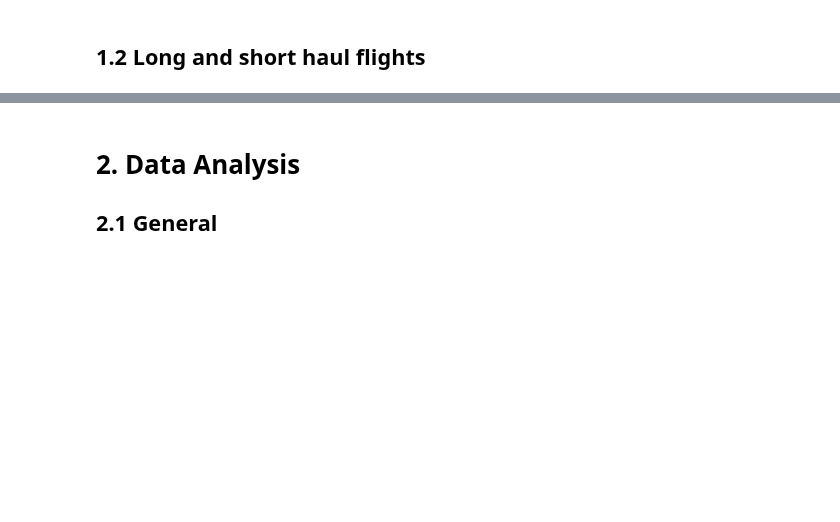
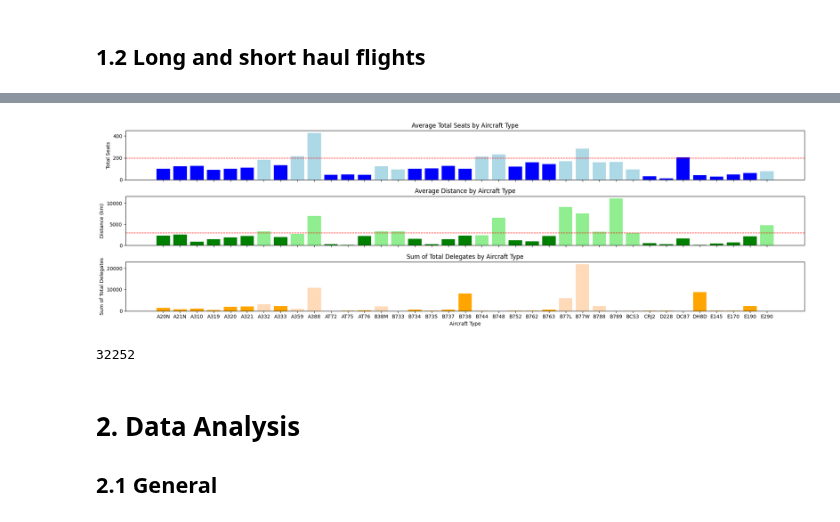
Before and after one commit to lukasschirren/COP_flight_analysis, a Jupyter notebook: analysis_economy_business.ipynb, the cells around one changed output, grey strips where cells are left out. Cells and saved outputs as stored; diff of their text form; code cells hidden in the pictures; blank space fills up the shorter version.

```diff
--- a/analysis_economy_business.ipynb
+++ b/analysis_economy_business.ipynb
@@ -298,3 +294,61 @@ plt.show()
+# %%
+# Create a figure with subplots
+fig, axs = plt.subplots(3, 1, figsize=(20, 6),sharex=True)
+
+
+# Plotting total seats
+for index, row in grouped_data.iterrows():
+    color = 'lightblue' if row['aircraft_type_icao'] not in short_haul_aircraft else 'blue'
+    axs[0].bar(row['aircraft_type_icao'], row['total_seats'], color=color)
+
+axs[0].set_title('Average Total Seats by Aircraft Type')
+# axs[0].set_xlabel('Aircraft Type')
+axs[0].set_ylabel('Total Seats')
+axs[0].axhline(y=200, color='red', linestyle='--', linewidth=1)  # Adding the limit line at 200
+
+
+# Plotting distance
+for index, row in grouped_data.iterrows():
+    color = 'lightgreen' if row['aircraft_type_icao'] not in short_haul_aircraft else 'green'
+    axs[1].bar(row['aircraft_type_icao'], row['distance_km'], color=color)
+
+axs[1].set_title('Average Distance by Aircraft Type')
+# axs[1].set_xlabel('Aircraft Type')
+axs[1].set_ylabel('Distance (km)')
+axs[1].axhline(y=3000, color='red', linestyle='--', linewidth=1)  # Adding the limit line at 3000
+
+
+for aircraft_type in total_delegates_sum.index:
+    color = 'peachpuff' if aircraft_type not in short_haul_aircraft else 'orange'  # Using lightsalmon for short haul
+    axs[2].bar(aircraft_type, total_delegates_sum[aircraft_type], color=color)
+
+axs[2].set_title('Sum of Total Delegates by Aircraft Type')
+axs[2].set_xlabel('Aircraft Type')
+axs[2].set_ylabel('Sum of Total Delegates')
+#axs[2].tick_params(axis='x', which='both', bottom=True, top=False)  # Show x-axis ticks only for axs[3]
+
+# Calculate the sum of total delegates for each aircraft type
+total_delegates_sum = data_all.groupby('aircraft_type_icao')['total_delegates'].sum()
+
+
+
+
+
+
+# Rotate x-axis labels for better readability if necessary
+# plt.setp(axs[3].xaxis.get_majorticklabels(), rotation=45)
+
+# Adjust layout to prevent overlap
+plt.tight_layout()
+
+# Show the plot
+plt.show()
+# %% [output]
+[figure, added]
+# %%
+data_all.loc[data_all['is_short_haul'] == True,'total_delegates'].sum()
+# %% [output]
+32252
 # %% [markdown]
 # 2. Data Analysis
 ## 2.1 General
```
Also changed, not shown: parts of 36 cells of this notebook, 5 other files.
